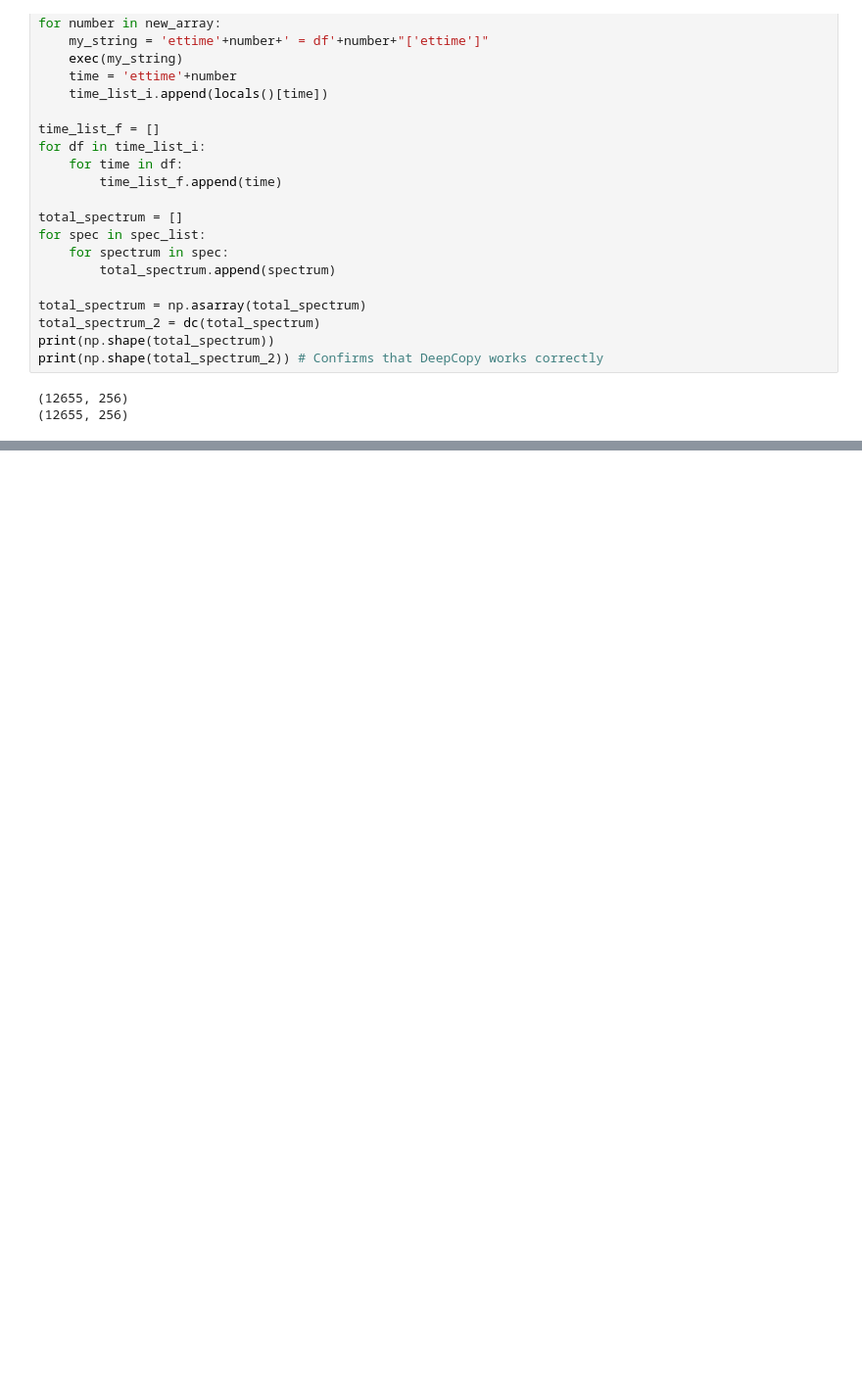
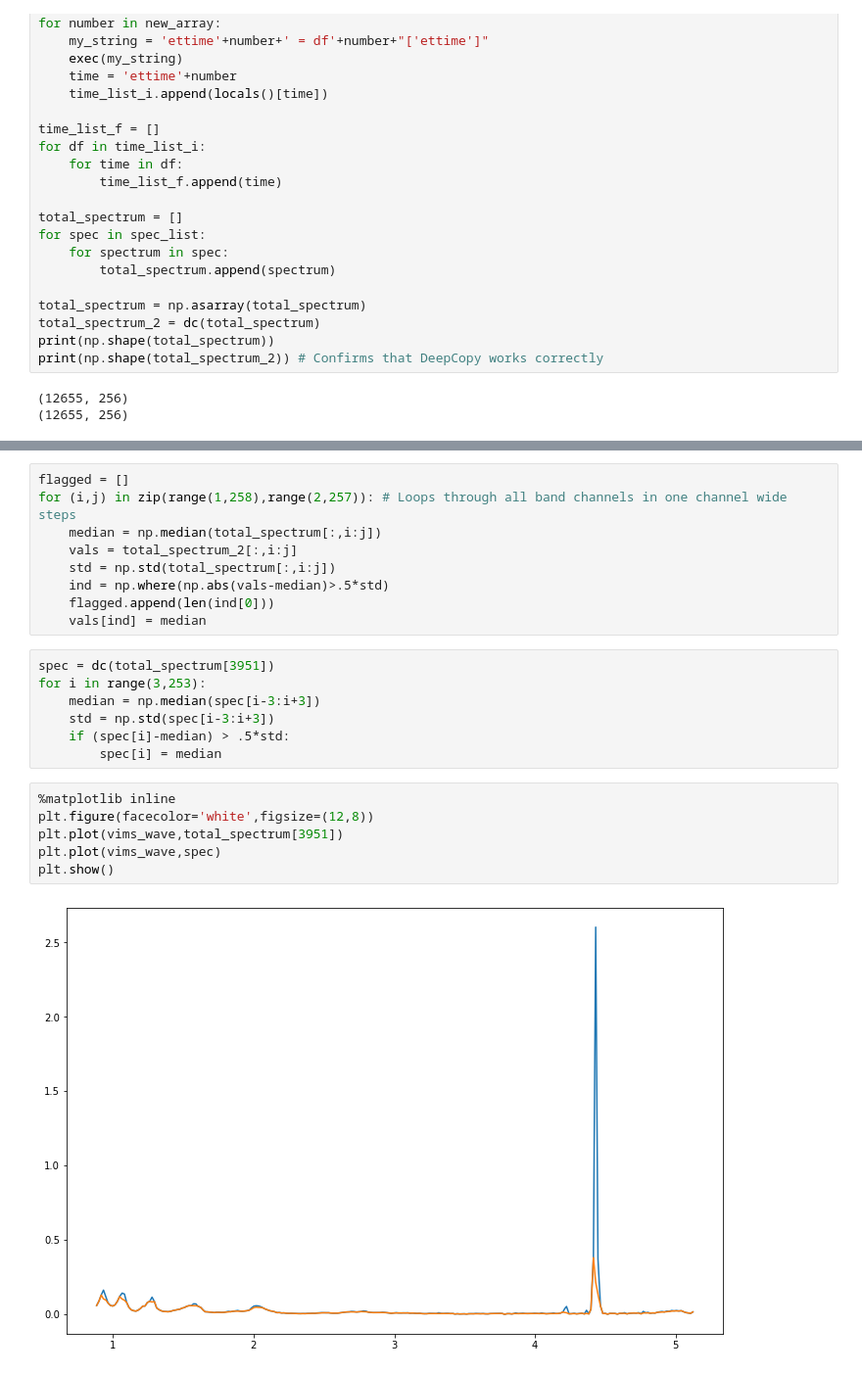
Before and after one commit to lucaslibshutz/spectralResearch, a Jupyter notebook: cleaning_3.ipynb, the cells around one changed output, grey strips where cells are left out. Shown at 98% size. Drawn from its saved outputs; the diff is of its cells as text; blank space fills up the shorter version.

```diff
--- a/cleaning_3.ipynb
+++ b/cleaning_3.ipynb
@@ -109,0 +110,24 @@ plt.show()
+# %%
+flagged = []
+for (i,j) in zip(range(1,258),range(2,257)): # Loops through all band channels in one channel wide steps
+    median = np.median(total_spectrum[:,i:j])
+    vals = total_spectrum_2[:,i:j]
+    std = np.std(total_spectrum[:,i:j])
+    ind = np.where(np.abs(vals-median)>.5*std)
+    flagged.append(len(ind[0]))
+    vals[ind] = median
+# %%
+spec = dc(total_spectrum[3951])
+for i in range(3,253):
+    median = np.median(spec[i-3:i+3])
+    std = np.std(spec[i-3:i+3])
+    if (spec[i]-median) > .5*std:
+        spec[i] = median
+# %%
+%matplotlib inline
+plt.figure(facecolor='white',figsize=(12,8))
+plt.plot(vims_wave,total_spectrum[3951])
+plt.plot(vims_wave,spec)
+plt.show()
+# %% [output]
+[figure, added]
```
Also changed, not shown: parts of 5 cells of this notebook, 8 other files.
